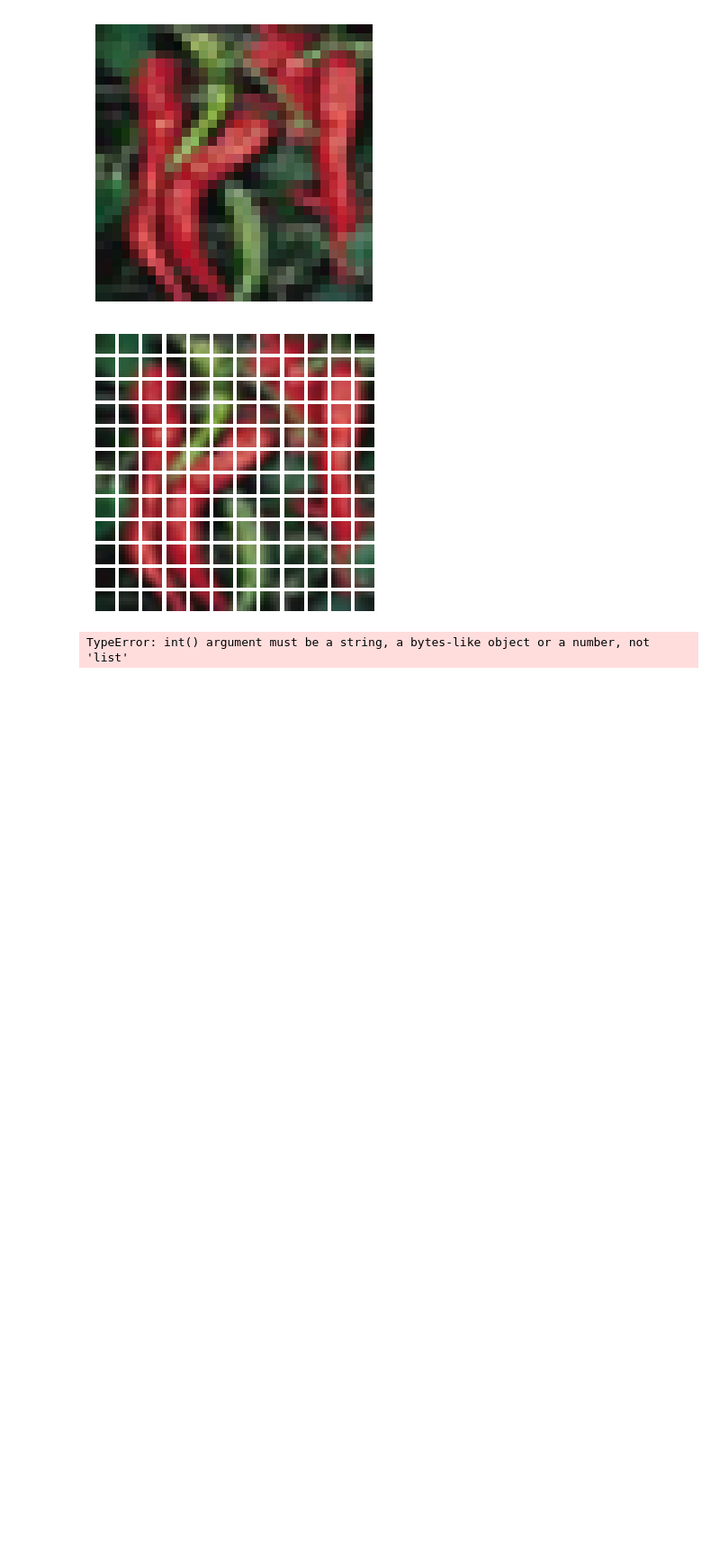
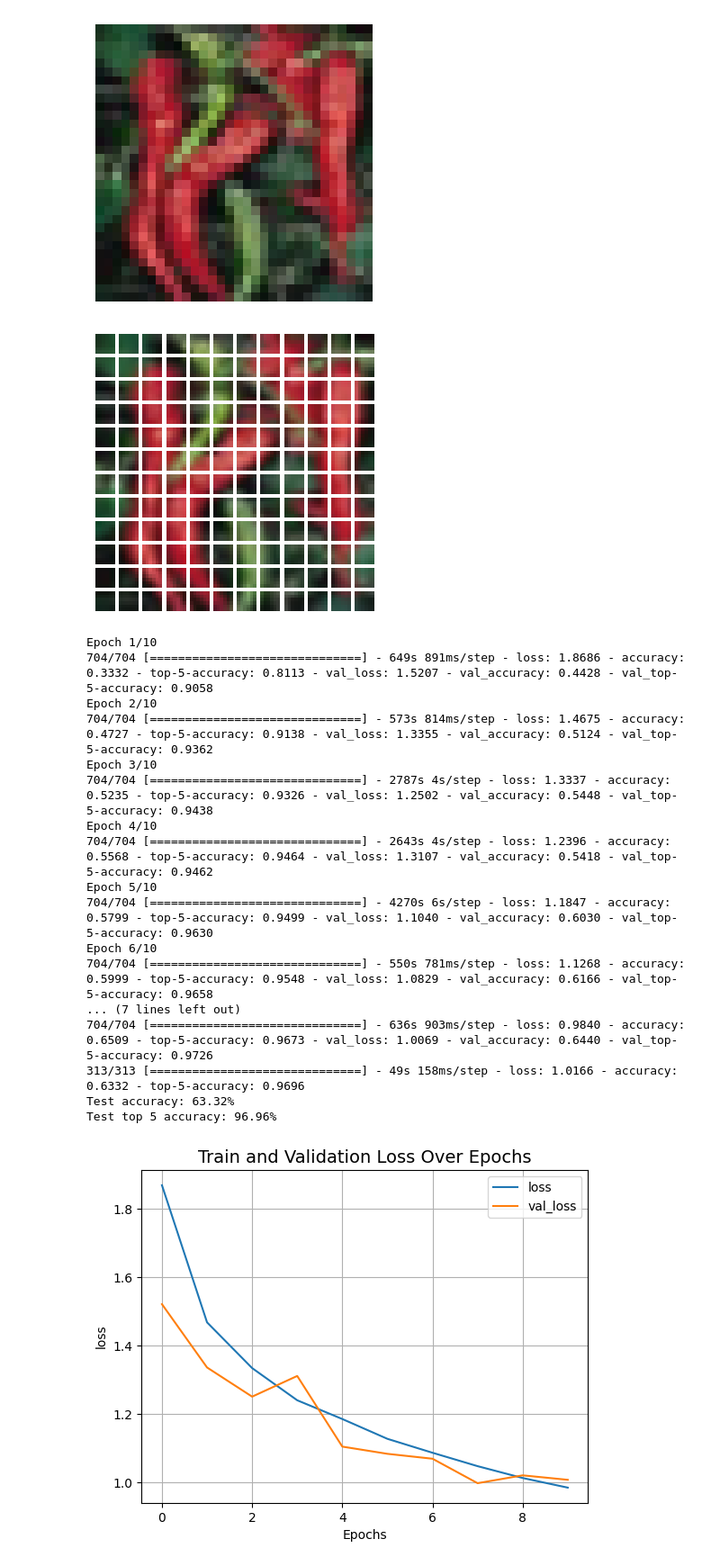
Before and after one commit to mustifiz/Deep_learning_Keras, a Jupyter notebook: Image_classification_with_Vision_Transformer.ipynb, the cells around one changed output. Shown: that part at 90% size. Saved outputs shown, nothing was run; the diff lists cells and outputs as text; code cells hidden in the pictures; blank space fills up the shorter version.

```diff
--- a/Image_classification_with_Vision_Transformer.ipynb
+++ b/Image_classification_with_Vision_Transformer.ipynb
@@ -350,40 +350,57 @@ def plot_history(history, item):
     plt.show()
 
 # Model parametreleri ve veri seti tanımlamaları
-image_size = 72
-patch_size = 6
+image_size = 32  # CIFAR-10 image size
+patch_size = 4   # Smaller patch size for 32x32 images
 num_patches = (image_size // patch_size) ** 2
 projection_dim = 64
 num_heads = 4
 transformer_units = [128, 64]
 transformer_layers = 8
 mlp_head_units = 128
 num_classes = 10
 
 # Veri artırma
 data_augmentation = keras.Sequential(
     [
         layers.Normalization(),
         layers.Resizing(image_size, image_size),
         layers.RandomFlip("horizontal"),
         layers.RandomRotation(0.1),
     ]
 )
 
-# Veriler (örnekleme yapılmalıdır)
+# Veriler
 (x_train, y_train), (x_test, y_test) = keras.datasets.cifar10.load_data()
 x_train, x_test = x_train / 255.0, x_test / 255.0
 batch_size = 64
 num_epochs = 10
 learning_rate = 1e-3
 weight_decay = 1e-4
 
 # Model oluştur ve eğit
 vit_classifier = create_vit_classifier()
 history = run_experiment(vit_classifier)
 
 # Eğitim geçmişini görselleştir
 plot_history(history, "loss")
 plot_history(history, "accuracy")
 # %% [output]
-TypeError: int() argument must be a string, a bytes-like object or a number, not 'list'
+Epoch 1/10
+704/704 [==============================] - 649s 891ms/step - loss: 1.8686 - accuracy: 0.3332 - top-5-accuracy: 0.8113 - val_loss: 1.5207 - val_accuracy: 0.4428 - val_top-5-accuracy: 0.9058
+Epoch 2/10
+704/704 [==============================] - 573s 814ms/step - loss: 1.4675 - accuracy: 0.4727 - top-5-accuracy: 0.9138 - val_loss: 1.3355 - val_accuracy: 0.5124 - val_top-5-accuracy: 0.9362
+Epoch 3/10
+704/704 [==============================] - 2787s 4s/step - loss: 1.3337 - accuracy: 0.5235 - top-5-accuracy: 0.9326 - val_loss: 1.2502 - val_accuracy: 0.5448 - val_top-5-accuracy: 0.9438
+Epoch 4/10
+704/704 [==============================] - 2643s 4s/step - loss: 1.2396 - accuracy: 0.5568 - top-5-accuracy: 0.9464 - val_loss: 1.3107 - val_accuracy: 0.5418 - val_top-5-accuracy: 0.9462
+Epoch 5/10
+704/704 [==============================] - 4270s 6s/step - loss: 1.1847 - accuracy: 0.5799 - top-5-accuracy: 0.9499 - val_loss: 1.1040 - val_accuracy: 0.6030 - val_top-5-accuracy: 0.9630
+Epoch 6/10
+704/704 [==============================] - 550s 781ms/step - loss: 1.1268 - accuracy: 0.5999 - top-5-accuracy: 0.9548 - val_loss: 1.0829 - val_accuracy: 0.6166 - val_top-5-accuracy: 0.9658
+... (7 lines left out)
+704/704 [==============================] - 636s 903ms/step - loss: 0.9840 - accuracy: 0.6509 - top-5-accuracy: 0.9673 - val_loss: 1.0069 - val_accuracy: 0.6440 - val_top-5-accuracy: 0.9726
+313/313 [==============================] - 49s 158ms/step - loss: 1.0166 - accuracy: 0.6332 - top-5-accuracy: 0.9696
+Test accuracy: 63.32%
+Test top 5 accuracy: 96.96%
+[figure, added]
```
Also changed, not shown: parts of 1 cell of this notebook.
